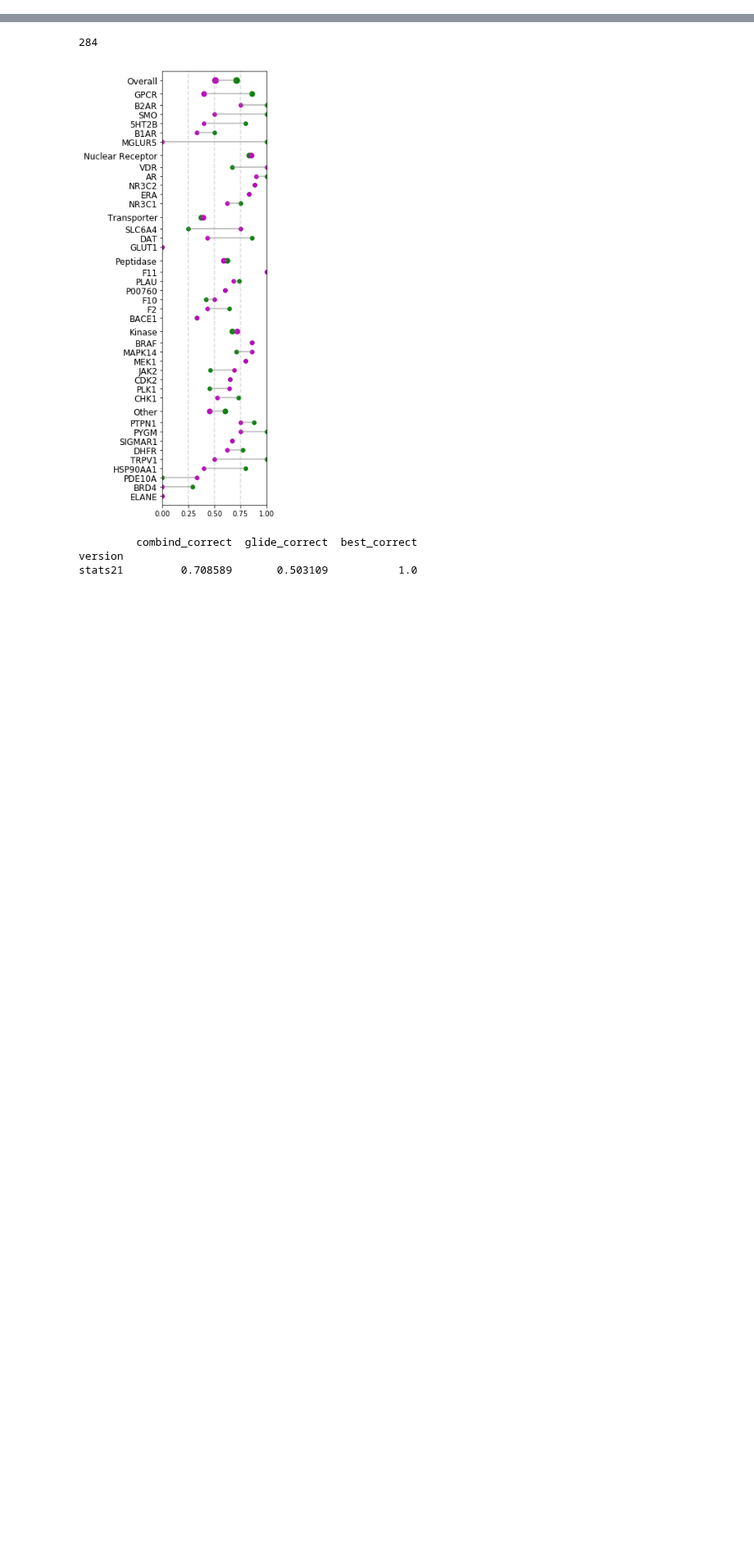
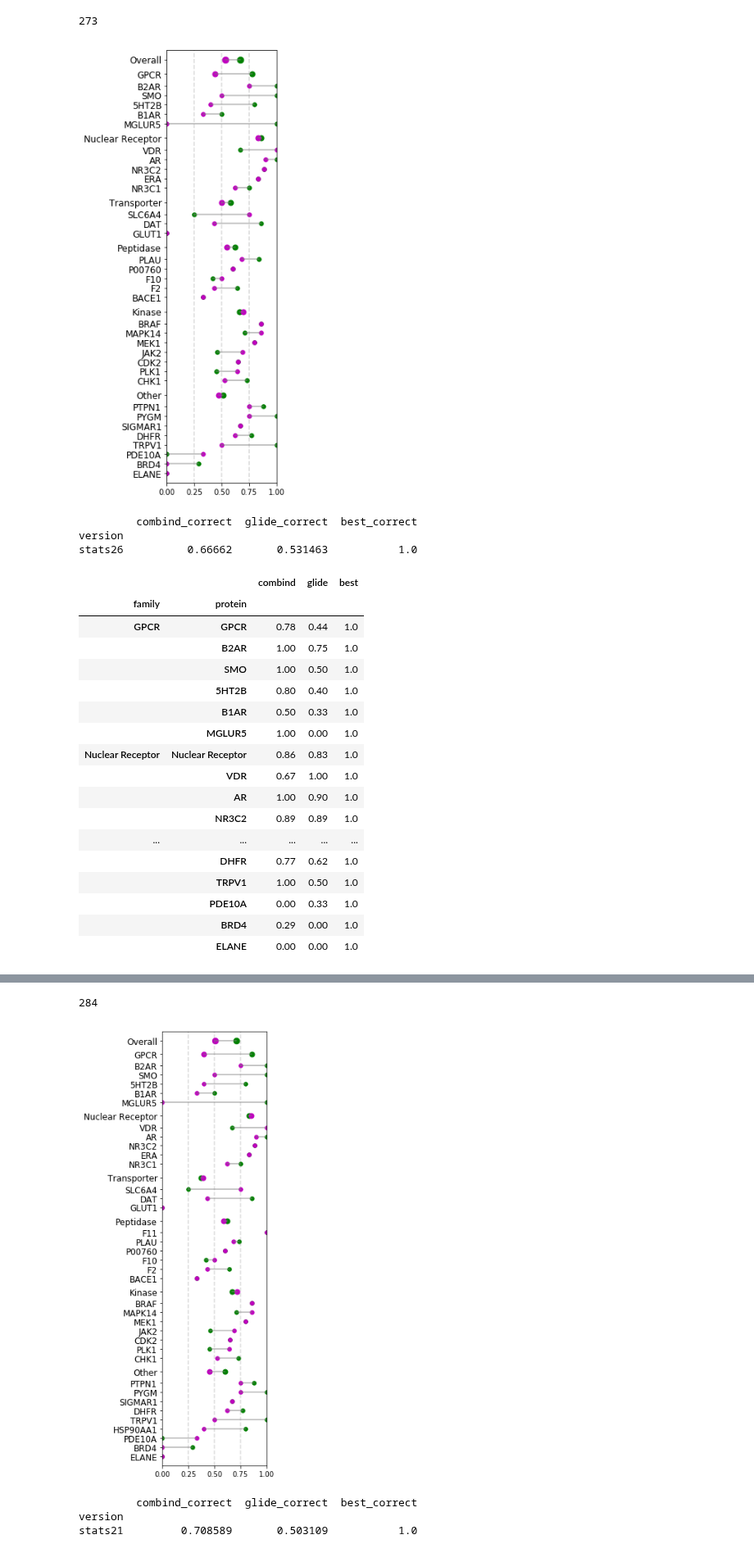
Before and after one commit to orangese/combind_multistruct_benchmarking, a Jupyter notebook: notebooks/paper/combind_performance_table.ipynb, the cells around one changed output, grey strips where cells are left out. Shown at 82% size. Drawn from its saved outputs; the diff is of its cells as text; code cells hidden in the pictures; blank space fills up the shorter version.

```diff
--- a/notebooks/paper/combind_performance_table.ipynb
+++ b/notebooks/paper/combind_performance_table.ipynb
@@ -2,29 +2,6 @@
 from benchmark import *
 %matplotlib inline
 # %%
-def results(helpers, aggregate, mode='standard'):
-    mcss = '../../../mcss_sizes.pkl'
-    ligands = 0 if helpers == 'pdb' else 20
-    features = 'mcss_contact_hbond_sb'
-    alpha = 1.0
-
-    data = pd.concat(load(version, helpers, mcss) for version in ['stats21'])
-    data = add_correct(data, thresh = 2.0)
-    data = data[(data.index.get_level_values('protein') != 'A2AR')]
-    data = data[data.mcss < 0.5]
-    data = data[data.best_correct]
-
-    ligand = data.xs((helpers, mode, ligands, features, alpha),
-                      level=('helpers', 'mode', 'n_ligs', 'features', 'alpha')).filter(regex='rmsd|correct')
-    target = ligand.groupby(level=list(range(len(ligand.index.levels)-1))).mean().dropna()
-    print(ligand.shape[0])
-
-    if aggregate == 'target':
-        family = target.groupby(level=list(range(len(target.index.levels)-1))).mean()
-    elif aggregate == 'ligand':
-        family = ligand.groupby(level=list(range(len(ligand.index.levels)-2))).mean()
-    return target, family
-
 def make_table(target_df, family_df):
     table = []
 
@@ -77,7 +54,6 @@ def dumbell(table, drug=None, save=None):
             lw = 1
             alpha = 1
 
-
         plt.scatter(c, i, c = 'g', s=s, alpha=alpha)
         plt.scatter(g, i, c = 'm', s=s, alpha=alpha)
         #plt.annotate("", xy=(c, i), xytext=(g, i), arrowprops=dict(arrowstyle="->"))
@@ -106,9 +82,44 @@ def dumbell(table, drug=None, save=None):
         plt.savefig('../../../illustrator/benchmark/img/{}.pdf'.format(save))
     plt.show()
 
-def run(helpers, aggregate, mode='standard', save=None):
-    target, family = results(helpers, aggregate, mode)
+def run(helpers, aggregate, method='standard', save=None):
+    ligs = 0 if helpers == 'pdb' else 20
+    data = get_data(helpers, ['stats26'])
+    ligand = data.xs((helpers, method, ligs, 'mcss_contact_hbond_sb', 1.0),
+                      level=('helpers', 'mode', 'n_ligs', 'features', 'alpha')).filter(regex='rmsd|correct')
+    target = ligand.groupby(level=list(range(len(ligand.index.levels)-1))).mean().dropna()
+    print(ligand.shape[0])
+    if aggregate == 'target':
+        family = target.groupby(level=list(range(len(target.index.levels)-1))).mean()
+    elif aggregate == 'ligand':
+        family = ligand.groupby(level=list(range(len(ligand.index.levels)-2))).mean()
     table = make_table(target, family)
     dumbell(table, drug_average(family), save)
     print(drug_average(family).filter(regex='correct'))
     return table
+# %%
+run('pdb', 'ligand')
+# %% [output]
+273
+[figure, added]
+         combind_correct  glide_correct  best_correct
+version
+stats26          0.66662       0.531463           1.0
+|  |  | combind | glide | best |
+| family | protein |  |  |  |
+| GPCR | GPCR | 0.78 | 0.44 | 1.0 |
+|  | B2AR | 1.00 | 0.75 | 1.0 |
+|  | SMO | 1.00 | 0.50 | 1.0 |
+|  | 5HT2B | 0.80 | 0.40 | 1.0 |
+|  | B1AR | 0.50 | 0.33 | 1.0 |
+|  | MGLUR5 | 1.00 | 0.00 | 1.0 |
+| Nuclear Receptor | Nuclear Receptor | 0.86 | 0.83 | 1.0 |
+|  | VDR | 0.67 | 1.00 | 1.0 |
+|  | AR | 1.00 | 0.90 | 1.0 |
+|  | NR3C2 | 0.89 | 0.89 | 1.0 |
+| ... | ... | ... | ... | ... |
+|  | DHFR | 0.77 | 0.62 | 1.0 |
+|  | TRPV1 | 1.00 | 0.50 | 1.0 |
+|  | PDE10A | 0.00 | 0.33 | 1.0 |
+|  | BRD4 | 0.29 | 0.00 | 1.0 |
+|  | ELANE | 0.00 | 0.00 | 1.0 |
```
Also changed, not shown: parts of 2 cells of this notebook, 3 other files.
